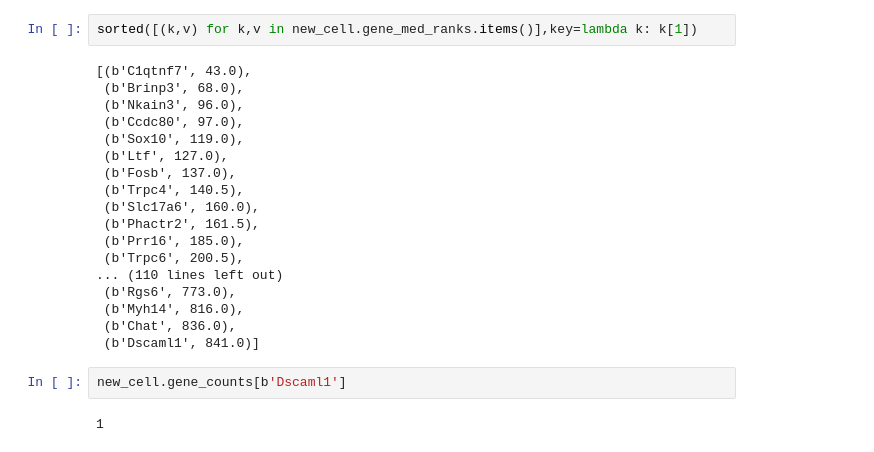
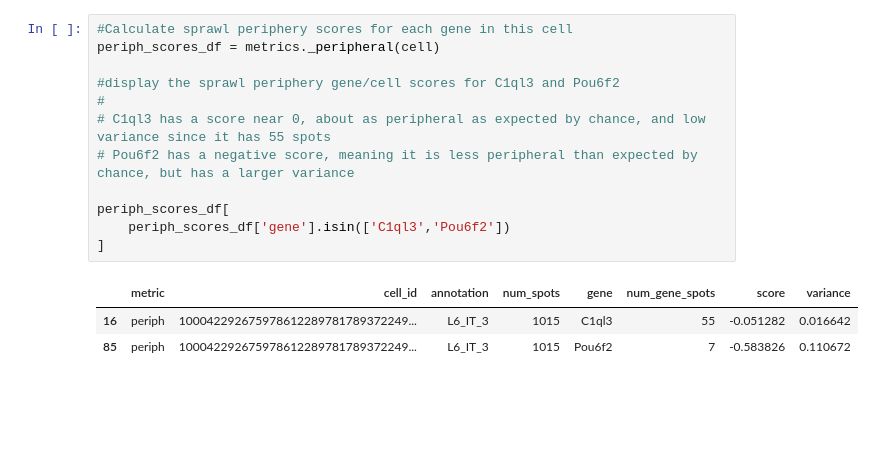
Before and after one commit to salzman-lab/SPRAWL, a Jupyter notebook: vignettes/working_with_cells_vignette.ipynb, the cells around one changed output. Saved outputs shown, nothing was run; the diff lists cells and outputs as text; blank space fills up the shorter version.

```diff
--- a/vignettes/working_with_cells_vignette.ipynb
+++ b/vignettes/working_with_cells_vignette.ipynb
@@ -160,24 +64,16 @@ fig = plotting.plot_cell_zslices(new_cell,gene_colors=gene_colors)
-# %%
-sorted([(k,v) for k,v in new_cell.gene_med_ranks.items()],key=lambda k: k[1])
-# %% [output]
-[(b'C1qtnf7', 43.0),
- (b'Brinp3', 68.0),
- (b'Nkain3', 96.0),
- (b'Ccdc80', 97.0),
- (b'Sox10', 119.0),
- (b'Ltf', 127.0),
- (b'Fosb', 137.0),
- (b'Trpc4', 140.5),
- (b'Slc17a6', 160.0),
- (b'Phactr2', 161.5),
- (b'Prr16', 185.0),
- (b'Trpc6', 200.5),
-... (110 lines left out)
- (b'Rgs6', 773.0),
- (b'Myh14', 816.0),
- (b'Chat', 836.0),
- (b'Dscaml1', 841.0)]
-# %%
-new_cell.gene_counts[b'Dscaml1']
-# %% [output]
-1
+# %%
+#Calculate sprawl periphery scores for each gene in this cell
+periph_scores_df = metrics._peripheral(cell)
+
+#display the sprawl periphery gene/cell scores for C1ql3 and Pou6f2
+#
+# C1ql3 has a score near 0, about as peripheral as expected by chance, and low variance since it has 55 spots
+# Pou6f2 has a negative score, meaning it is less peripheral than expected by chance, but has a larger variance
+
+periph_scores_df[
+    periph_scores_df['gene'].isin(['C1ql3','Pou6f2'])
+]
+# %% [output]
+|  | metric | cell_id | annotation | num_spots | gene | num_gene_spots | score | variance |
+| 16 | periph | 100042292675978612289781789372249... | L6_IT_3 | 1015 | C1ql3 | 55 | -0.051282 | 0.016642 |
+| 85 | periph | 100042292675978612289781789372249... | L6_IT_3 | 1015 | Pou6f2 | 7 | -0.583826 | 0.110672 |
```
Also changed, not shown: parts of 12 cells of this notebook, 4 other files.
